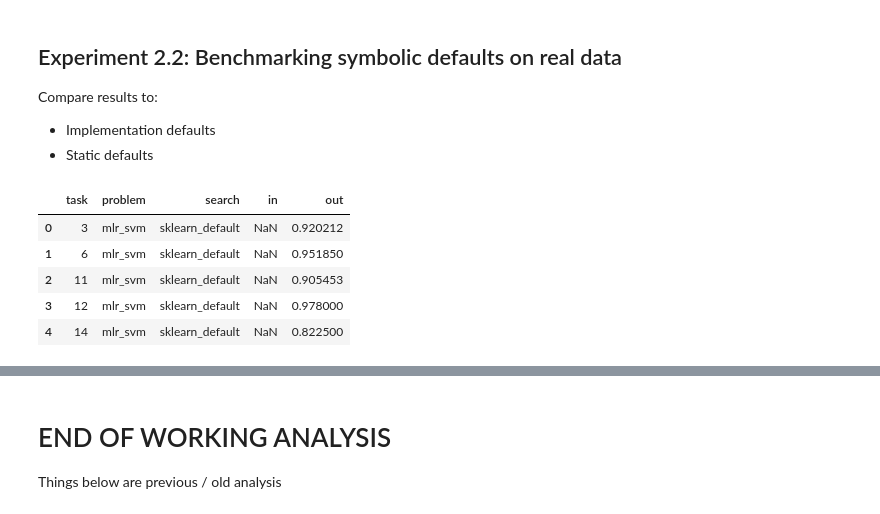
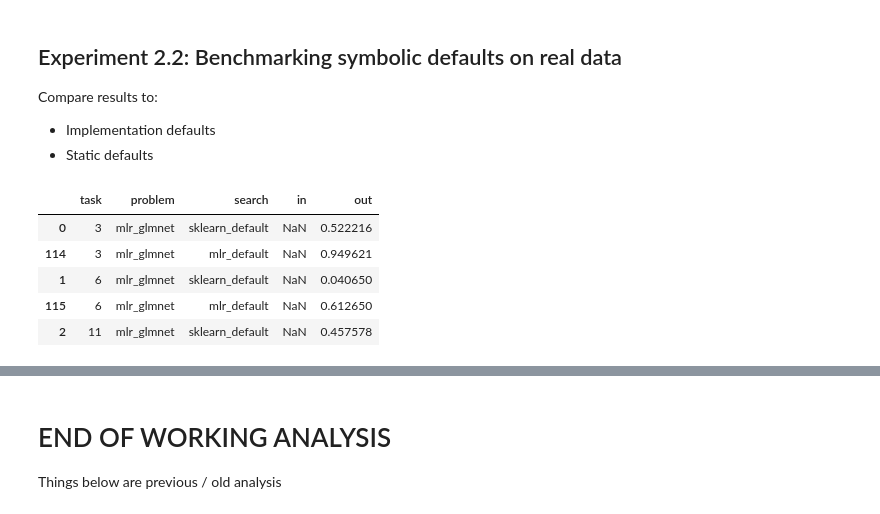
Before and after one commit to PGijsbers/symbolicdefaults, a Jupyter notebook: LogParsing-V3.ipynb, the cells around one changed output, grey strips where cells are left out. Drawn from its saved outputs; the diff is of its cells as text; code cells hidden in the pictures.

```diff
--- a/LogParsing-V3.ipynb
+++ b/LogParsing-V3.ipynb
@@ -408,7 +408,7 @@ for problem in aggdf.problem.unique():
         names = data["search"].values
         avg_ranks = data["out_rank"].values
         cd = Orange.evaluation.compute_CD(avg_ranks, len(data))
-        Orange.evaluation.graph_ranks(avg_ranks, names, cd=cd, width=6, textspace=1.5)
+        Orange.evaluation.graph_ranks(avg_ranks, names, cd=cd, width=6, textspace=1.5, filename = f"figures/cd_surrogates_{problem}.png", bbox_inches='tight',)
         plt.show()
 # %% [output]
 [figure]
@@ -423,24 +423,24 @@ Compare results to:
 # %%
 # Collect real data evaluations: Implementation defaults
 cols = ["task", "problem", "search", "in", "out"]
 
 real_baseline = pd.DataFrame([])
 for problem in problems:
     file = f"data/mlr_{problem}_real_data_baselines_results.csv"
     if os.path.isfile(file):
         rbdf = pd.read_csv(file).rename(columns={"default":"search", "str":"expression", "problem_name": "problem", "mmce.test.mean":"out"})
         rbdf["in"] = np.nan
         rbdf["out"] = 1 - rbdf["out"] # Compute accuracy from mmce
         real_baseline = real_baseline.append(rbdf[cols])
 
-real_baseline.head()
+real_baseline.sort_values(["problem", "task"]).head()
 # %% [output]
 |  | task | problem | search | in | out |
-| 0 | 3 | mlr_svm | sklearn_default | NaN | 0.920212 |
-| 1 | 6 | mlr_svm | sklearn_default | NaN | 0.951850 |
-| 2 | 11 | mlr_svm | sklearn_default | NaN | 0.905453 |
-| 3 | 12 | mlr_svm | sklearn_default | NaN | 0.978000 |
-| 4 | 14 | mlr_svm | sklearn_default | NaN | 0.822500 |
+| 0 | 3 | mlr_glmnet | sklearn_default | NaN | 0.522216 |
+| 114 | 3 | mlr_glmnet | mlr_default | NaN | 0.949621 |
+| 1 | 6 | mlr_glmnet | sklearn_default | NaN | 0.040650 |
+| 115 | 6 | mlr_glmnet | mlr_default | NaN | 0.612650 |
+| 2 | 11 | mlr_glmnet | sklearn_default | NaN | 0.457578 |
 # %%
 for problem in real_baseline.problem.unique():
     rbdf = real_baseline[real_baseline["problem"] == problem]
```
Also changed, not shown: parts of 3 cells of this notebook.
